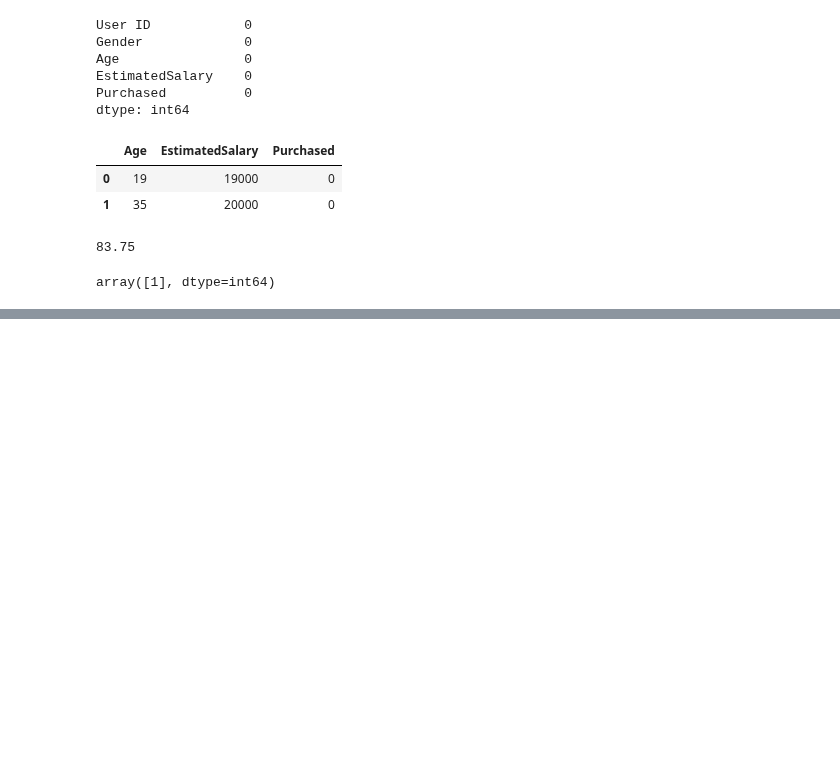
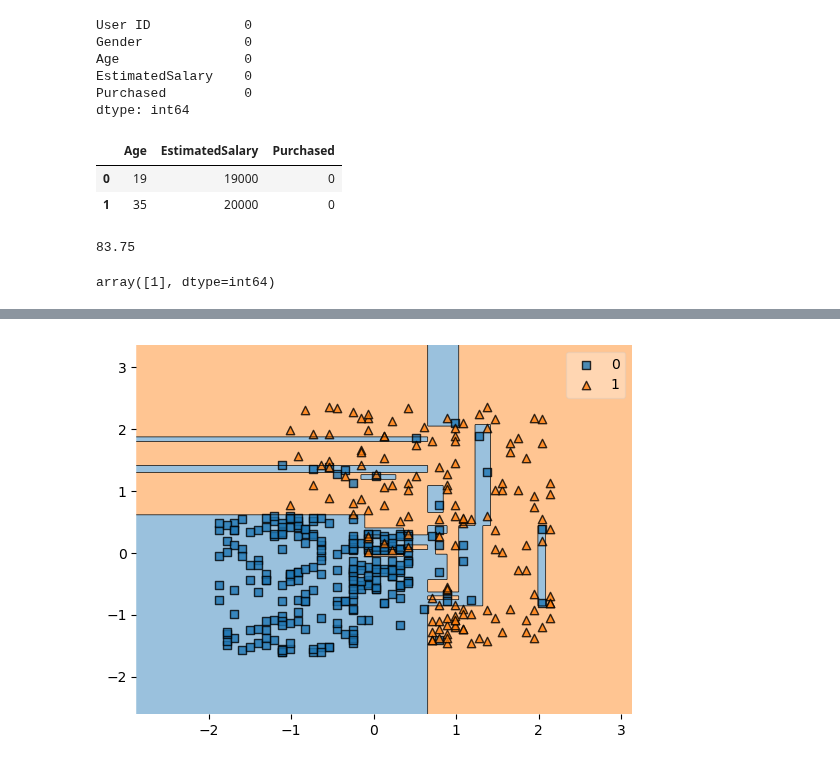
Before and after one commit to deepaknandeshwar17/Machine_Learning_practice, a Jupyter notebook: ml4.ipynb, the cells around one changed output, grey strips where cells are left out. Cells and saved outputs as stored; diff of their text form; code cells hidden in the pictures; blank space fills up the shorter version.

```diff
--- a/ml4.ipynb
+++ b/ml4.ipynb
@@ -70,0 +89,6 @@ plt.show()
+# %%
+# plt.figure(figsize=(5,4))
+plot_decision_regions(x.to_numpy(),y.to_numpy(),clf=dt)
+plt.show()
+# %% [output]
+[figure, added]
```
Also changed, not shown: parts of 5 cells of this notebook.
